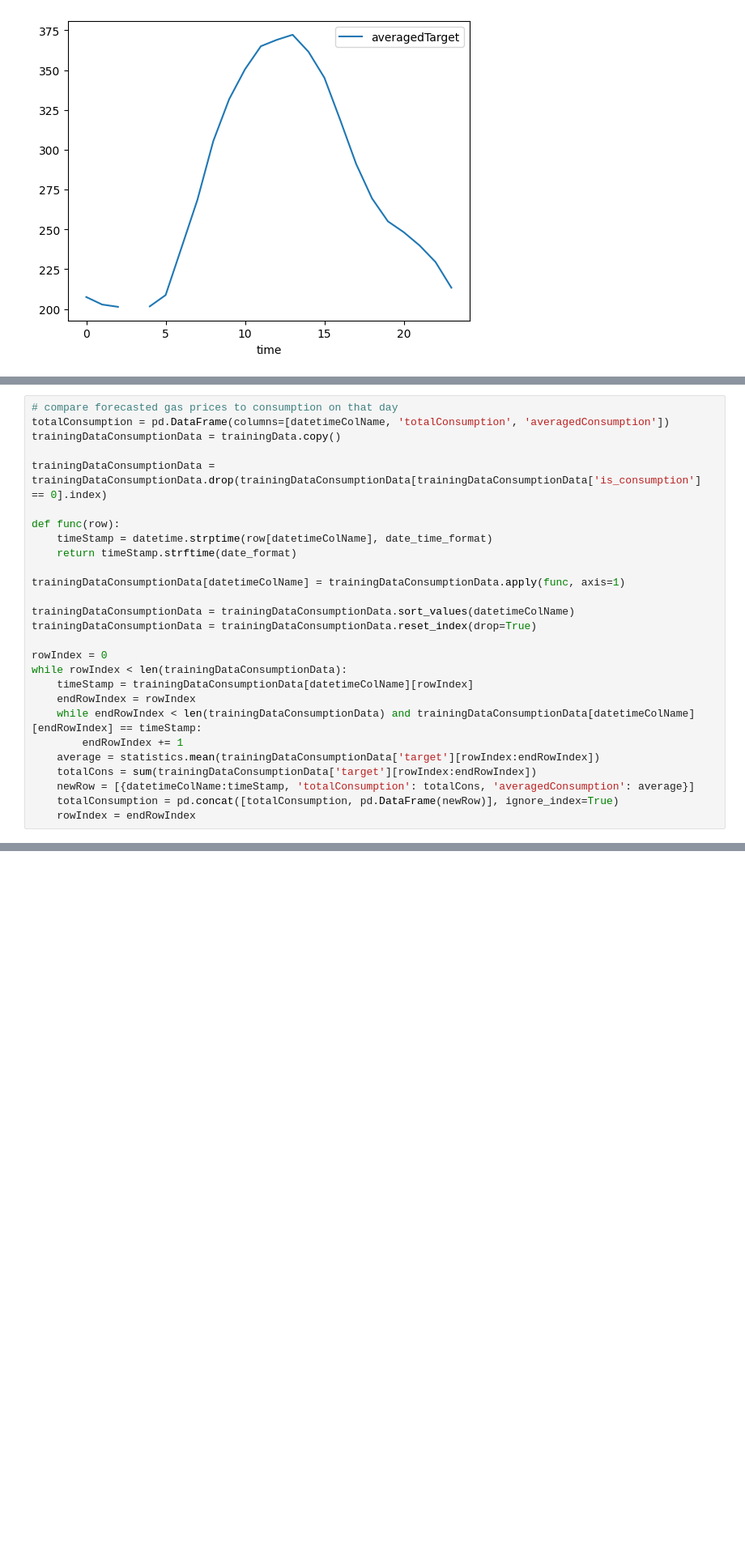
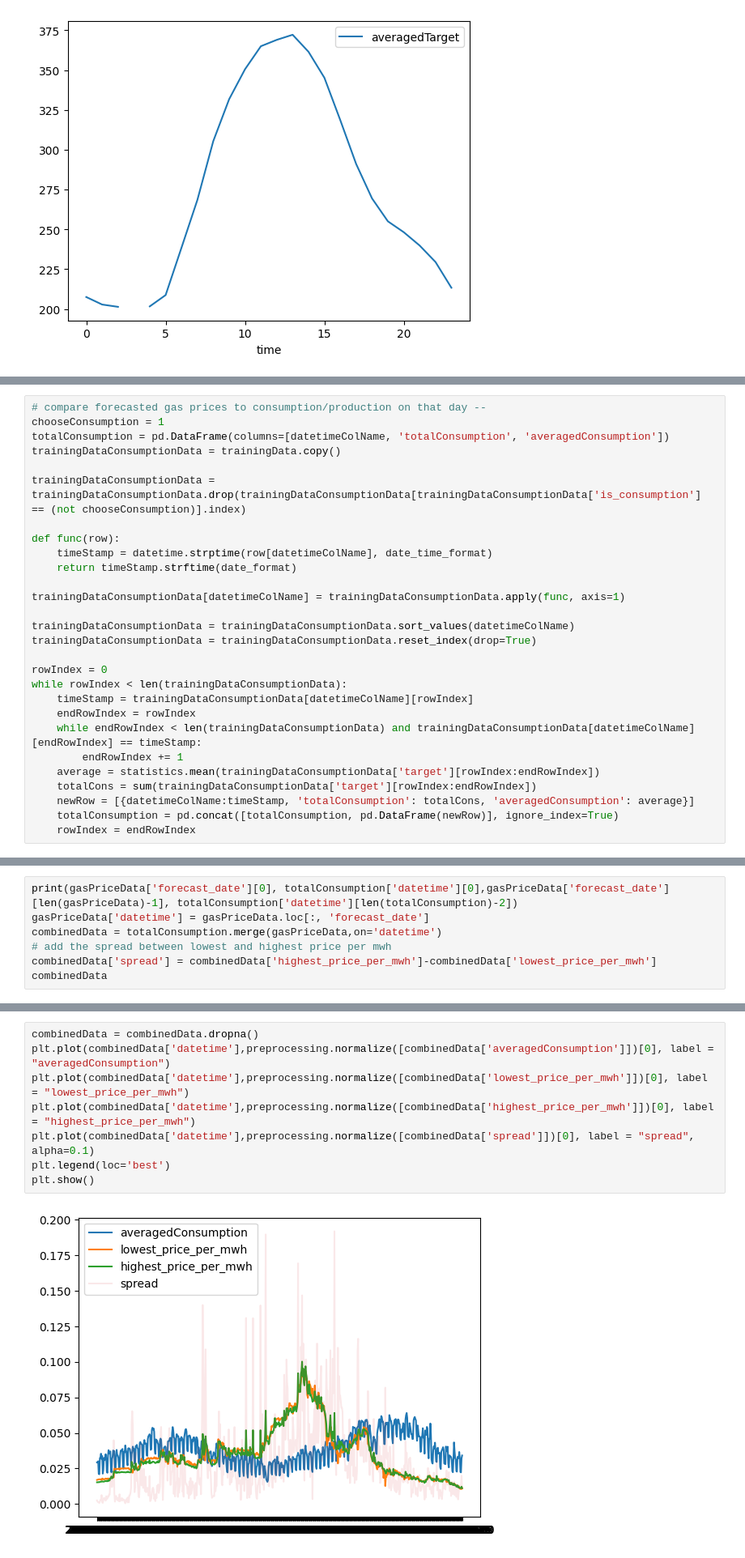
Before and after one commit to udai-arneja/enfit-kaggle, a Jupyter notebook: data-cleanup-observations.ipynb, the cells around one changed output, grey strips where cells are left out. Shown at 81% size. Cells and saved outputs as stored; diff of their text form; blank space fills up the shorter version.

Commit message:
data observation: adding gas/electricity prices vs consumption

```diff
--- a/data-cleanup-observations.ipynb
+++ b/data-cleanup-observations.ipynb
@@ -51,9 +56,10 @@ averagedData.plot(x=timeColName, y='averagedTarget', style='-')
 # %%
-# compare forecasted gas prices to consumption on that day
+# compare forecasted gas prices to consumption/production on that day --
+chooseConsumption = 1
 totalConsumption = pd.DataFrame(columns=[datetimeColName, 'totalConsumption', 'averagedConsumption'])
 trainingDataConsumptionData = trainingData.copy()
 
-trainingDataConsumptionData = trainingDataConsumptionData.drop(trainingDataConsumptionData[trainingDataConsumptionData['is_consumption'] == 0].index)
+trainingDataConsumptionData = trainingDataConsumptionData.drop(trainingDataConsumptionData[trainingDataConsumptionData['is_consumption'] == (not chooseConsumption)].index)
 
 def func(row):
     timeStamp = datetime.strptime(row[datetimeColName], date_time_format)
@@ -84,0 +84,7 @@ gasPriceData.plot(x='forecast_date',y='lowest_price_per_mwh', style='-')
+# %%
+print(gasPriceData['forecast_date'][0], totalConsumption['datetime'][0],gasPriceData['forecast_date'][len(gasPriceData)-1], totalConsumption['datetime'][len(totalConsumption)-2])
+gasPriceData['datetime'] = gasPriceData.loc[:, 'forecast_date']
+combinedData = totalConsumption.merge(gasPriceData,on='datetime')
+# add the spread between lowest and highest price per mwh
+combinedData['spread'] = combinedData['highest_price_per_mwh']-combinedData['lowest_price_per_mwh']
+combinedData
@@ -84,0 +106,10 @@ gasPriceData.plot(x='forecast_date',y='lowest_price_per_mwh', style='-')
+# %%
+combinedData = combinedData.dropna()
+plt.plot(combinedData['datetime'],preprocessing.normalize([combinedData['averagedConsumption']])[0], label = "averagedConsumption")
+plt.plot(combinedData['datetime'],preprocessing.normalize([combinedData['lowest_price_per_mwh']])[0], label = "lowest_price_per_mwh")
+plt.plot(combinedData['datetime'],preprocessing.normalize([combinedData['highest_price_per_mwh']])[0], label = "highest_price_per_mwh")
+plt.plot(combinedData['datetime'],preprocessing.normalize([combinedData['spread']])[0], label = "spread", alpha=0.1)
+plt.legend(loc='best')
+plt.show()
+# %% [output]
+[figure, added]
```
Also changed, not shown: parts of 12 cells of this notebook.
